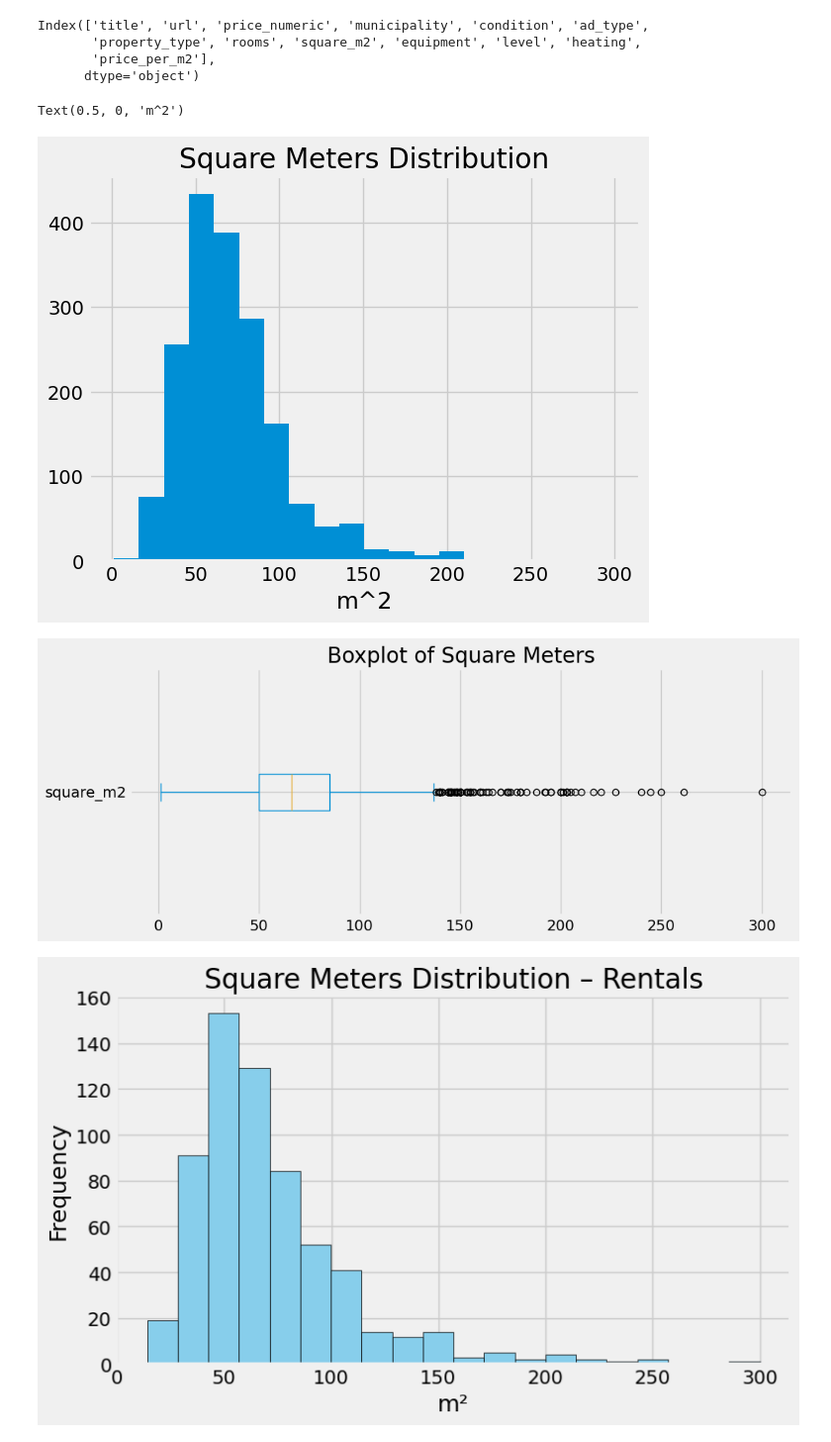
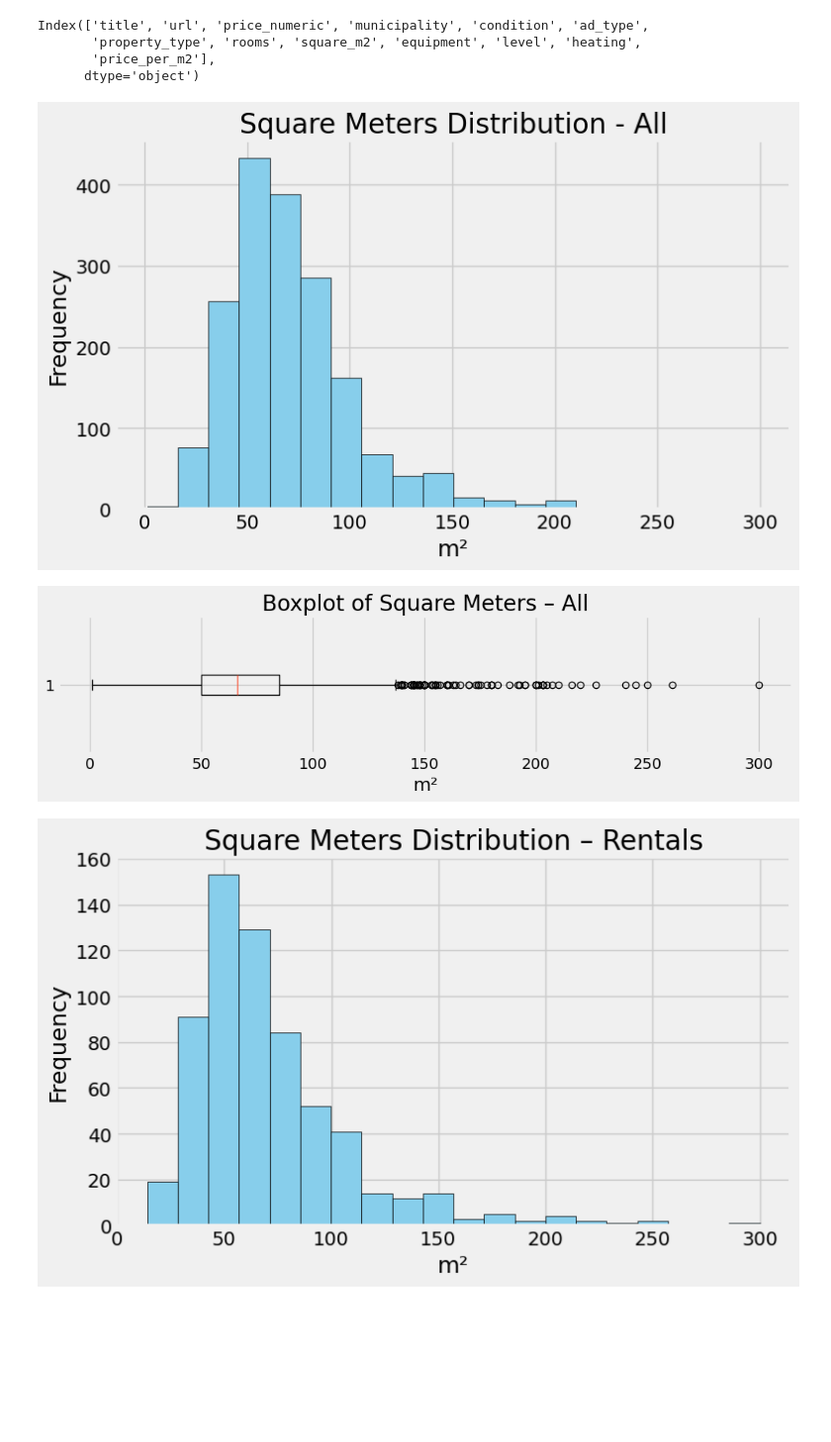
Before and after one commit to musss2003/price-predictor-app, a Jupyter notebook: notebooks/feature_analysis.ipynb, the cells around one changed output. Shown at 99% size. Cells and saved outputs as stored; diff of their text form; code cells hidden in the pictures; blank space fills up the shorter version.

Commit message:
Do some final changes to have nicer plots

```diff
--- a/notebooks/feature_analysis.ipynb
+++ b/notebooks/feature_analysis.ipynb
@@ -394,18 +394,26 @@ apartments_for_sale = apartments[apartments['ad_type'] == 'Prodaja']
 # %%
 square_meters = apartments['square_m2']
 
-plt.hist(square_meters, bins=20)
-plt.title('Square Meters Distribution')
-plt.xlabel('m^2')
+plt.figure(figsize=(8, 5))
+plt.hist(square_meters, bins=20, color='skyblue', edgecolor='black')
+plt.title('Square Meters Distribution - All')
+plt.xlabel('m²')
+plt.ylabel('Frequency')
+plt.tight_layout()
 plt.savefig('../ProjectPitch/Images/SquareMeterDistributioHist.pdf',  bbox_inches='tight')
+plt.show()
 # %% [output]
-Text(0.5, 0, 'm^2')
-[figure, old version]
+[figure, new version]
 # %%
-square_meters.plot.box(vert=False, figsize=(10, 4), title="Boxplot of Square Meters")
+plt.figure(figsize=(10, 3))
+plt.boxplot(square_meters, vert=False)
+plt.title("Boxplot of Square Meters – All")
+plt.xlabel('m²')
+plt.tight_layout()
 plt.savefig('../ProjectPitch/Images/SquareMeterBoxPlot.pdf', bbox_inches='tight')
+plt.show()
 # %% [output]
-[figure, old version]
+[figure, new version]
 # %%
 # Split data
 rentals = apartments[apartments['ad_type'] == 'Iznajmljivanje']['square_m2']
```
